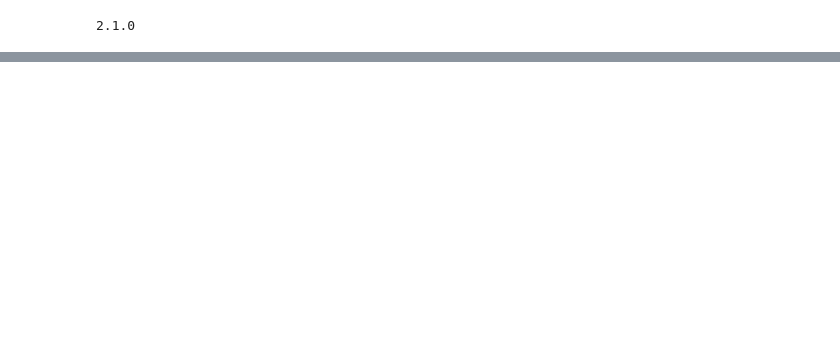
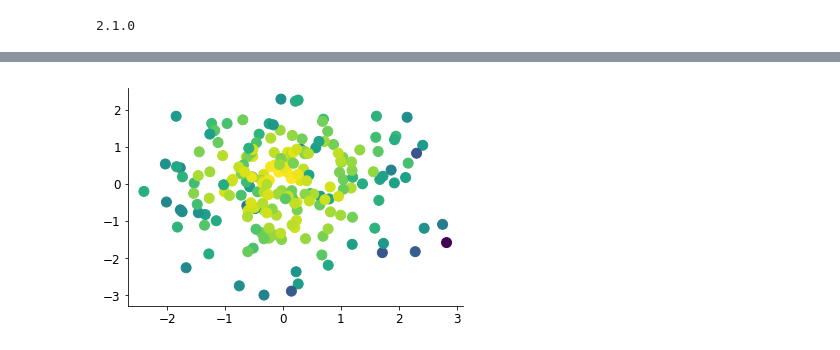
Before and after one commit to cunningham-lab/epi, a Jupyter notebook: notebooks/epi_sandbox.ipynb, the cells around one changed output, grey strips where cells are left out. Cells and saved outputs as stored; diff of their text form; code cells hidden in the pictures; blank space fills up the shorter version.

```diff
--- a/notebooks/epi_sandbox.ipynb
+++ b/notebooks/epi_sandbox.ipynb
@@ -207,0 +54,7 @@ NameError: name 'CouplingArch' is not defined
+# %%
+x, log_q_x = arch(N)
+plt.figure()
+plt.scatter(x[:,1], x[:,2], c=log_q_x)
+plt.show()
+# %% [output]
+[figure, added]
```
Also changed, not shown: parts of 10 cells of this notebook, 2 other files.
